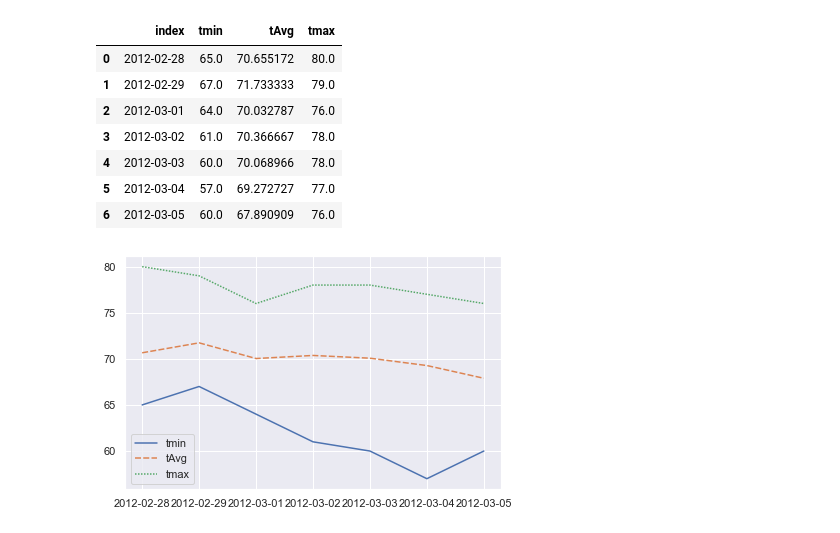
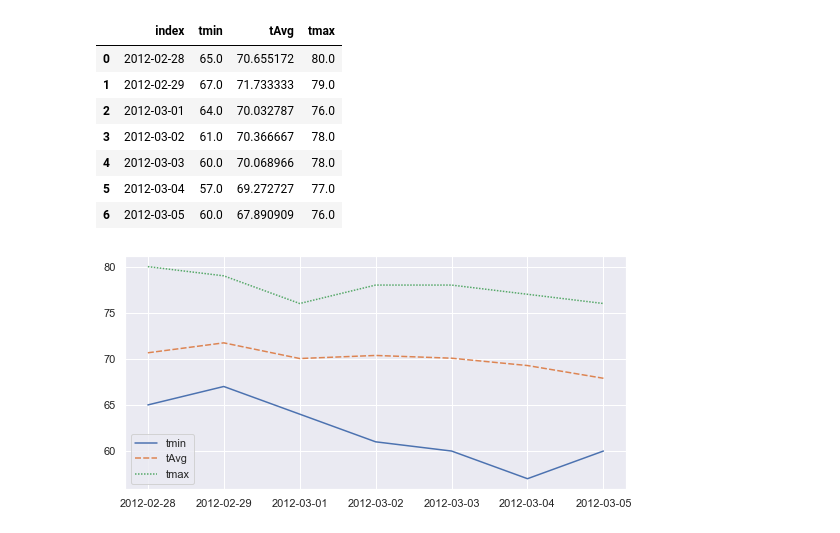
Before and after one commit to moz5691/sqlalchemy-challenge, a Jupyter notebook: climate_starter.ipynb, the cells around one changed output. Saved outputs shown, nothing was run; the diff lists cells and outputs as text; code cells hidden in the pictures.

```diff
--- a/climate_starter.ipynb
+++ b/climate_starter.ipynb
@@ -268,13 +271,19 @@ def date_range_to_month_day(start_date, end_date):
         start += step
     return dates, dates_full
 # %%
+# push each tuple of calculations into a list called `normals`
 normals = list()
+# Set the start and end date of the trip
 start_date = '2012-02-28'
 end_date = '2012-03-05'
+
+# Use the start and end date to create a range of dates
 dates = date_range_to_month_day(start_date, end_date)
 
+# Loop through the list of %m-%d strings and calculate the normals for each date
 for d in dates[0]:
-    normals.append(*daily_normals(d))
+    # normals.append(*daily_normals(d))
+    normals.extend(daily_normals(d))
 
 print(normals)
 # %% [output]
@@ -313,6 +303,8 @@ trip_dates_df.reset_index()
 | 6 | 2012-03-05 | 60.0 | 67.890909 | 76.0 |
 # %%
 import seaborn as sns; sns.set()
+
+ax,fig = plt.subplots(figsize=(8,4))
 ax = sns.lineplot(data=trip_dates_df)
 # %% [output]
-[figure, old version]
+[figure, new version]
```
Also changed, not shown: parts of 16 cells of this notebook, 1 other file.
